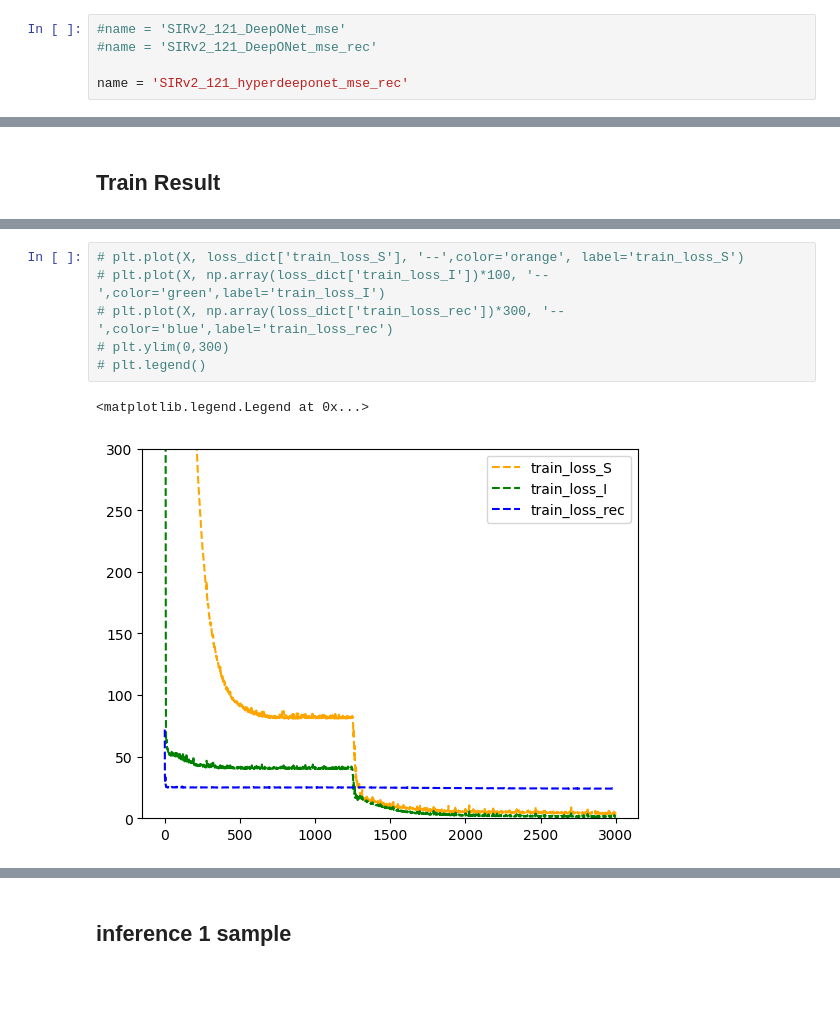
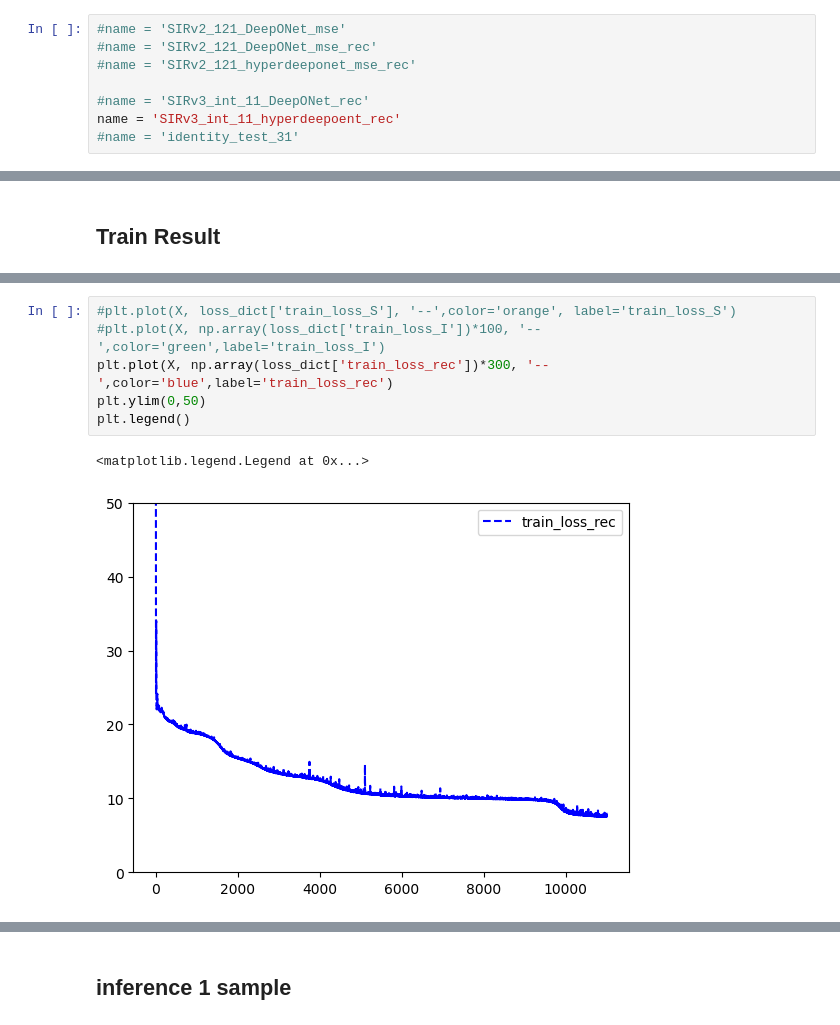
Before and after one commit to paststar/optimal_control, a Jupyter notebook: phase 1 result.ipynb, the cells around one changed output, grey strips where cells are left out. Saved outputs shown, nothing was run; the diff lists cells and outputs as text; blank space fills up the shorter version.

```diff
--- a/phase 1 result.ipynb
+++ b/phase 1 result.ipynb
@@ -47,8 +47,11 @@ def select_model(model_name):
 # %%
 #name = 'SIRv2_121_DeepONet_mse'
 #name = 'SIRv2_121_DeepONet_mse_rec'
+#name = 'SIRv2_121_hyperdeeponet_mse_rec'
 
-name = 'SIRv2_121_hyperdeeponet_mse_rec'
+#name = 'SIRv3_int_11_DeepONet_rec'
+name = 'SIRv3_int_11_hyperdeepoent_rec'
+#name = 'identity_test_31'
 # %%
 path=os.path.join('results',name)
 args=torch.load(os.path.join(path,'args.bin'))
@@ -102,12 +109,12 @@ plt.ylim(0,1)
 # %%
-# plt.plot(X, loss_dict['train_loss_S'], '--',color='orange', label='train_loss_S')
-# plt.plot(X, np.array(loss_dict['train_loss_I'])*100, '--',color='green',label='train_loss_I')
-# plt.plot(X, np.array(loss_dict['train_loss_rec'])*300, '--',color='blue',label='train_loss_rec')
-# plt.ylim(0,300)
-# plt.legend()
+#plt.plot(X, loss_dict['train_loss_S'], '--',color='orange', label='train_loss_S')
+#plt.plot(X, np.array(loss_dict['train_loss_I'])*100, '--',color='green',label='train_loss_I')
+plt.plot(X, np.array(loss_dict['train_loss_rec'])*300, '--',color='blue',label='train_loss_rec')
+plt.ylim(0,50)
+plt.legend()
 # %% [output]
 <matplotlib.legend.Legend at 0x...>
-[figure, old version]
+[figure, new version]
 # %%
 X = range(len(loss_dict['train_loss']))
 plt.figure(figsize=(10,5))
```
Also changed, not shown: parts of 10 cells of this notebook, 1 other file.
